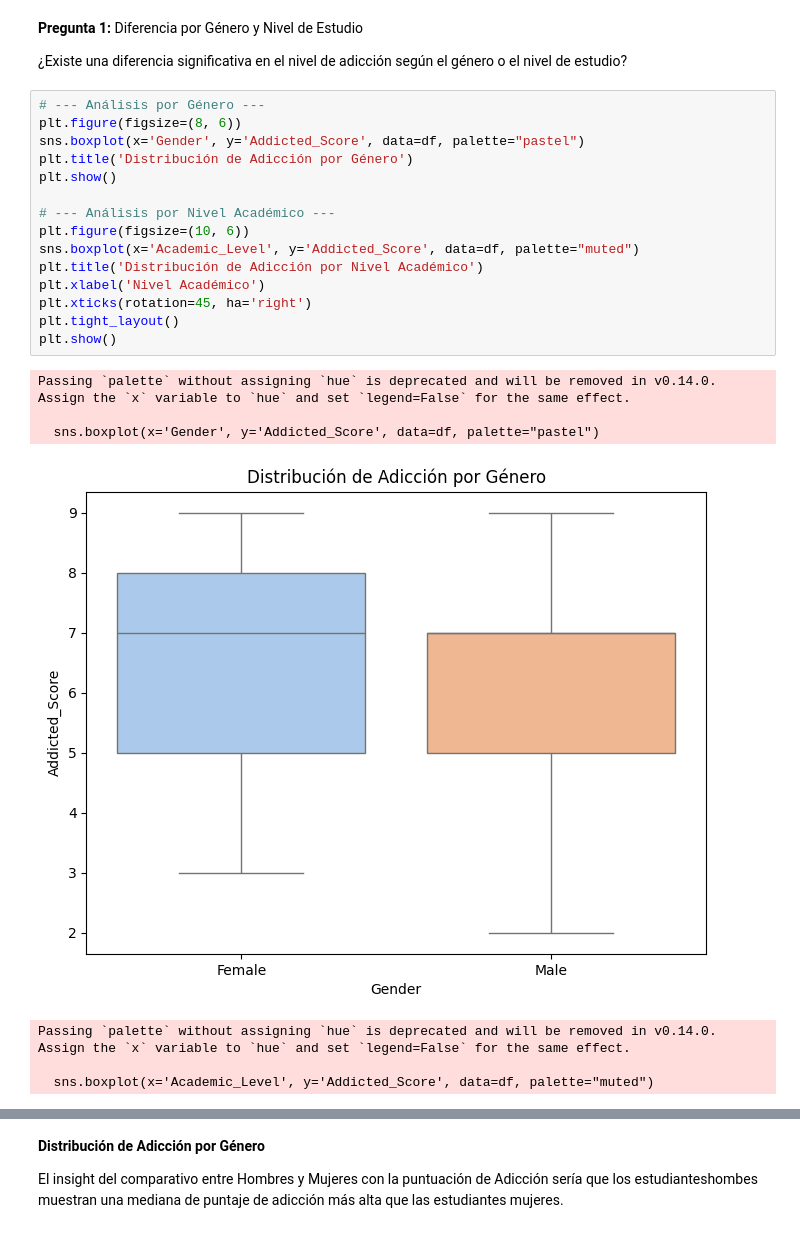
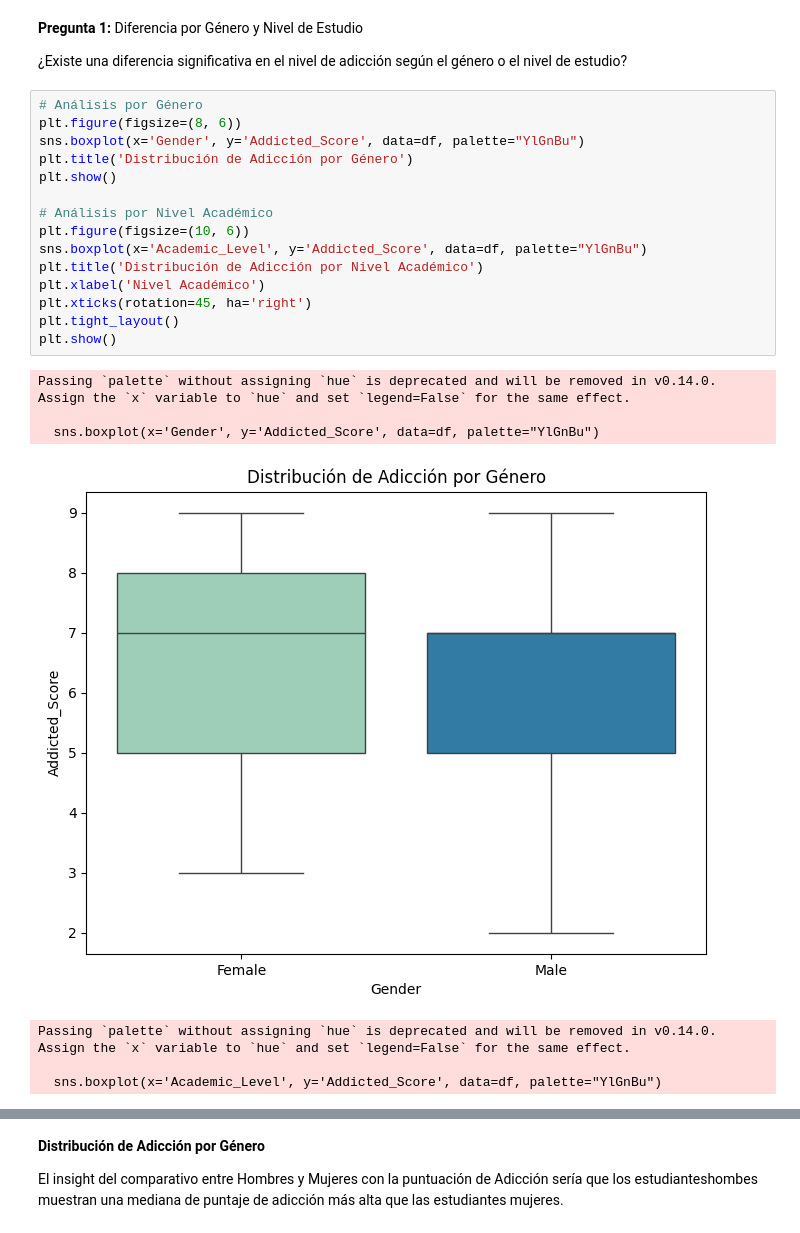
Before and after one commit to vazquezsilvana/Data-Science-II-Preentrega, a Jupyter notebook: Pre_entrega_DS_II.ipynb, the cells around one changed output, grey strips where cells are left out. Drawn from its saved outputs; the diff is of its cells as text.

```diff
--- a/Pre_entrega_DS_II.ipynb
+++ b/Pre_entrega_DS_II.ipynb
@@ -178,25 +178,25 @@ La cantidad total de filas duplicadas es: 0
 
 ¿Existe una diferencia significativa en el nivel de adicción según el género o el nivel de estudio?
 # %%
-# --- Análisis por Género ---
+# Análisis por Género
 plt.figure(figsize=(8, 6))
-sns.boxplot(x='Gender', y='Addicted_Score', data=df, palette="pastel")
+sns.boxplot(x='Gender', y='Addicted_Score', data=df, palette="YlGnBu")
 plt.title('Distribución de Adicción por Género')
 plt.show()
 
-# --- Análisis por Nivel Académico ---
+# Análisis por Nivel Académico
 plt.figure(figsize=(10, 6))
-sns.boxplot(x='Academic_Level', y='Addicted_Score', data=df, palette="muted")
+sns.boxplot(x='Academic_Level', y='Addicted_Score', data=df, palette="YlGnBu")
 plt.title('Distribución de Adicción por Nivel Académico')
 plt.xlabel('Nivel Académico')
 plt.xticks(rotation=45, ha='right')
 plt.tight_layout()
 plt.show()
 # %% [output]
 Passing `palette` without assigning `hue` is deprecated and will be removed in v0.14.0. Assign the `x` variable to `hue` and set `legend=False` for the same effect.
 
-  sns.boxplot(x='Gender', y='Addicted_Score', data=df, palette="pastel")
+  sns.boxplot(x='Gender', y='Addicted_Score', data=df, palette="YlGnBu")
-[figure, old version]
+[figure, new version]
 Passing `palette` without assigning `hue` is deprecated and will be removed in v0.14.0. Assign the `x` variable to `hue` and set `legend=False` for the same effect.
 
-  sns.boxplot(x='Academic_Level', y='Addicted_Score', data=df, palette="muted")
+  sns.boxplot(x='Academic_Level', y='Addicted_Score', data=df, palette="YlGnBu")
```
Also changed, not shown: parts of 6 cells of this notebook.
